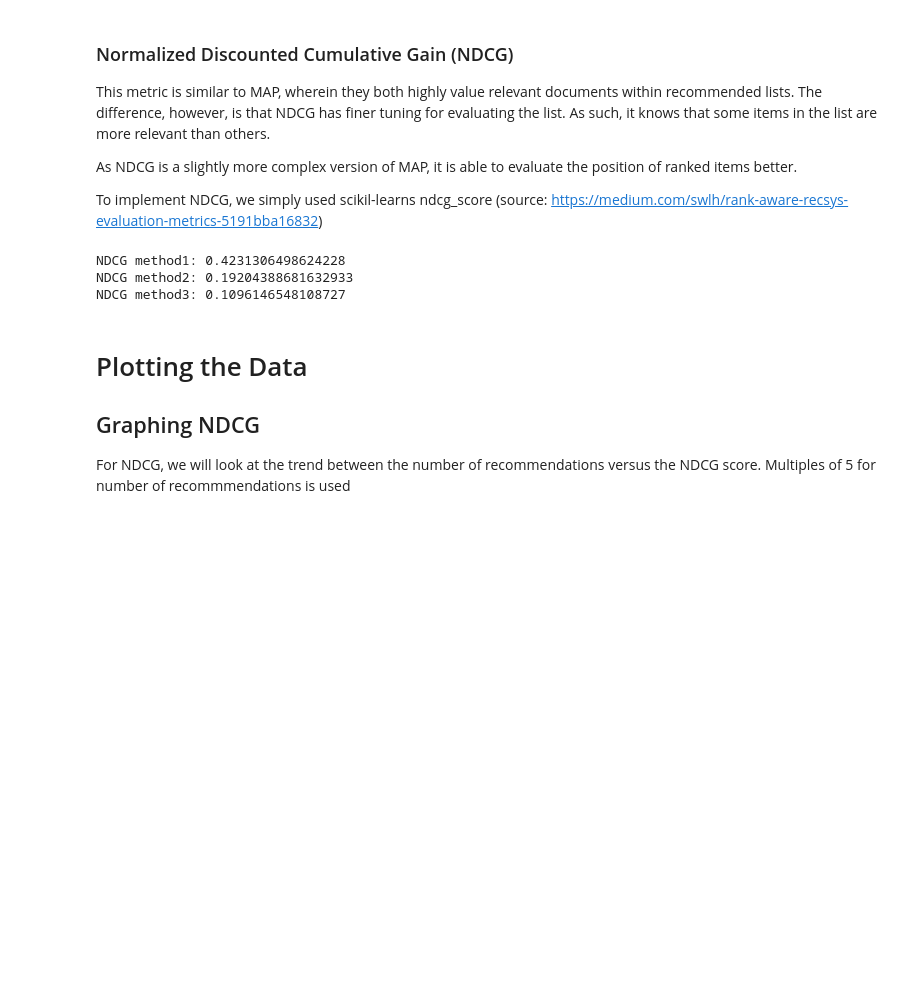
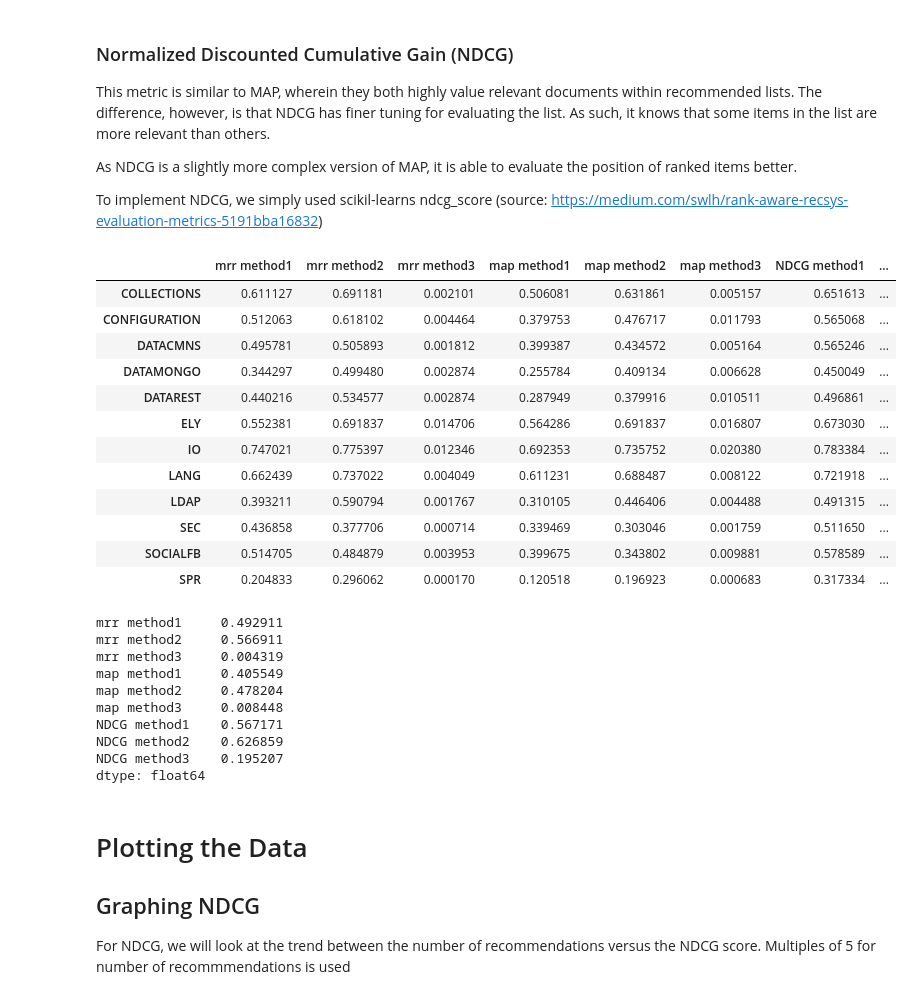
Before and after one commit to YeshaP/ENSF544_Proj2, a Jupyter notebook: Project2-1.ipynb, the cells around one changed output. Drawn from its saved outputs; the diff is of its cells as text; code cells hidden in the pictures; blank space fills up the shorter version.

```diff
--- a/Project2-1.ipynb
+++ b/Project2-1.ipynb
@@ -402,14 +381,48 @@ To implement NDCG, we simply used scikil-learns ndcg_score (source: https://medi
 def getNDCGValue(denseLabels:np.ndarray,similarities:np.ndarray,num_considered=None):
     # https://scikit-learn.org/stable/modules/generated/sklearn.metrics.ndcg_score.html
     return ndcg_score(denseLabels,similarities,k=num_considered)
-
-print(f"NDCG method1: {getNDCGValue(labels,similarities1)}")
-print(f"NDCG method2: {getNDCGValue(labels,similarities2)}")
-print(f"NDCG method3: {getNDCGValue(labels,similarities3)}")
-# %% [output]
-NDCG method1: 0.4231306498624228
-NDCG method2: 0.19204388681632933
-NDCG method3: 0.1096146548108727
+# %%
+def scoreBasics(processed_bug_report,processed_source_code, labels, similarities1, similarities2, similarities3):
+    return {
+        "mrr method1":getMrrValue(labels,similarities1),
+        "mrr method2":getMrrValue(labels,similarities2),
+        "mrr method3":getMrrValue(labels,similarities3),
+        "map method1":getMAPValue(labels,similarities1),
+        "map method2":getMAPValue(labels,similarities2),
+        "map method3":getMAPValue(labels,similarities3),
+        "NDCG method1":getNDCGValue(labels,similarities1),
+        "NDCG method2":getNDCGValue(labels,similarities2),
+        "NDCG method3":getNDCGValue(labels,similarities3),
+    }
+basicScores=pd.DataFrame((scoreBasics(*values) for values in project_similarities.values()),index=project_similarities.keys())
+display(basicScores)
+
+averageScores=basicScores.mean()
+display(averageScores)
+# %% [output]
+|  | mrr method1 | mrr method2 | mrr method3 | map method1 | map method2 | map method3 | NDCG method1 | ... |
+| COLLECTIONS | 0.611127 | 0.691181 | 0.002101 | 0.506081 | 0.631861 | 0.005157 | 0.651613 | ... |
+| CONFIGURATION | 0.512063 | 0.618102 | 0.004464 | 0.379753 | 0.476717 | 0.011793 | 0.565068 | ... |
+| DATACMNS | 0.495781 | 0.505893 | 0.001812 | 0.399387 | 0.434572 | 0.005164 | 0.565246 | ... |
+| DATAMONGO | 0.344297 | 0.499480 | 0.002874 | 0.255784 | 0.409134 | 0.006628 | 0.450049 | ... |
+| DATAREST | 0.440216 | 0.534577 | 0.002874 | 0.287949 | 0.379916 | 0.010511 | 0.496861 | ... |
+| ELY | 0.552381 | 0.691837 | 0.014706 | 0.564286 | 0.691837 | 0.016807 | 0.673030 | ... |
+| IO | 0.747021 | 0.775397 | 0.012346 | 0.692353 | 0.735752 | 0.020380 | 0.783384 | ... |
+| LANG | 0.662439 | 0.737022 | 0.004049 | 0.611231 | 0.688487 | 0.008122 | 0.721918 | ... |
+| LDAP | 0.393211 | 0.590794 | 0.001767 | 0.310105 | 0.446406 | 0.004488 | 0.491315 | ... |
+| SEC | 0.436858 | 0.377706 | 0.000714 | 0.339469 | 0.303046 | 0.001759 | 0.511650 | ... |
+| SOCIALFB | 0.514705 | 0.484879 | 0.003953 | 0.399675 | 0.343802 | 0.009881 | 0.578589 | ... |
+| SPR | 0.204833 | 0.296062 | 0.000170 | 0.120518 | 0.196923 | 0.000683 | 0.317334 | ... |
+mrr method1     0.492911
+mrr method2     0.566911
+mrr method3     0.004319
+map method1     0.405549
+map method2     0.478204
+map method3     0.008448
+NDCG method1    0.567171
+NDCG method2    0.626859
+NDCG method3    0.195207
+dtype: float64
 # %% [markdown]
 # Plotting the Data
 
```
Also changed, not shown: parts of 13 cells of this notebook.
